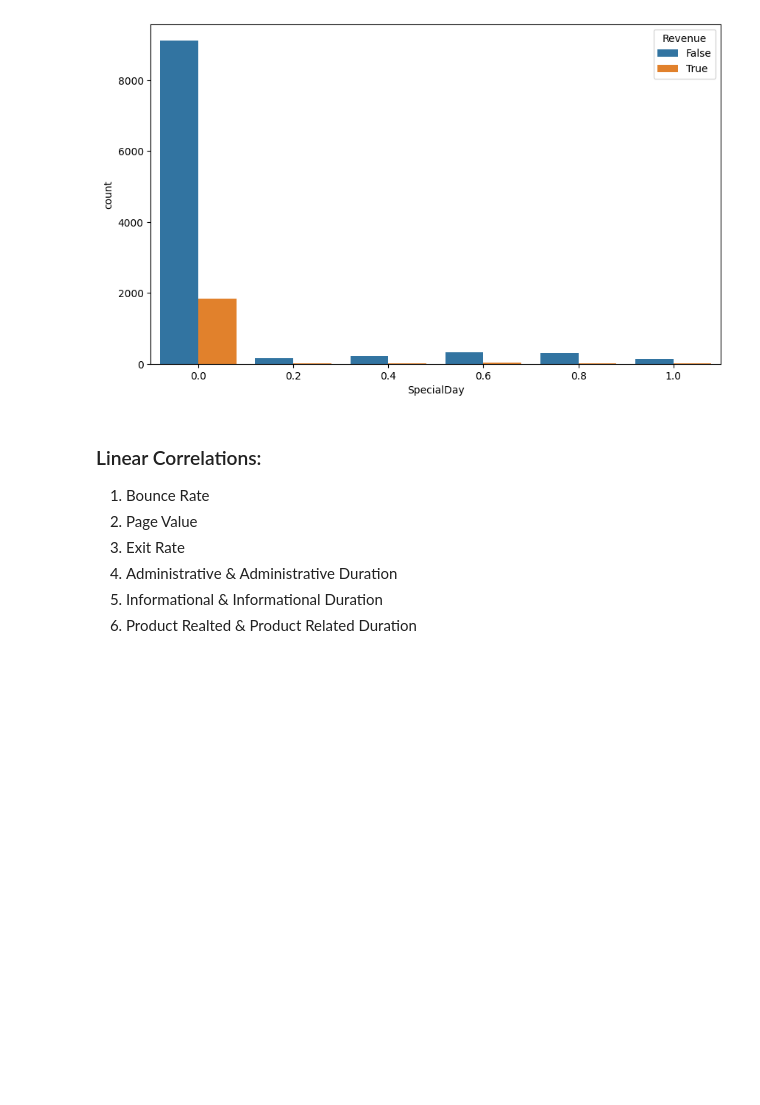
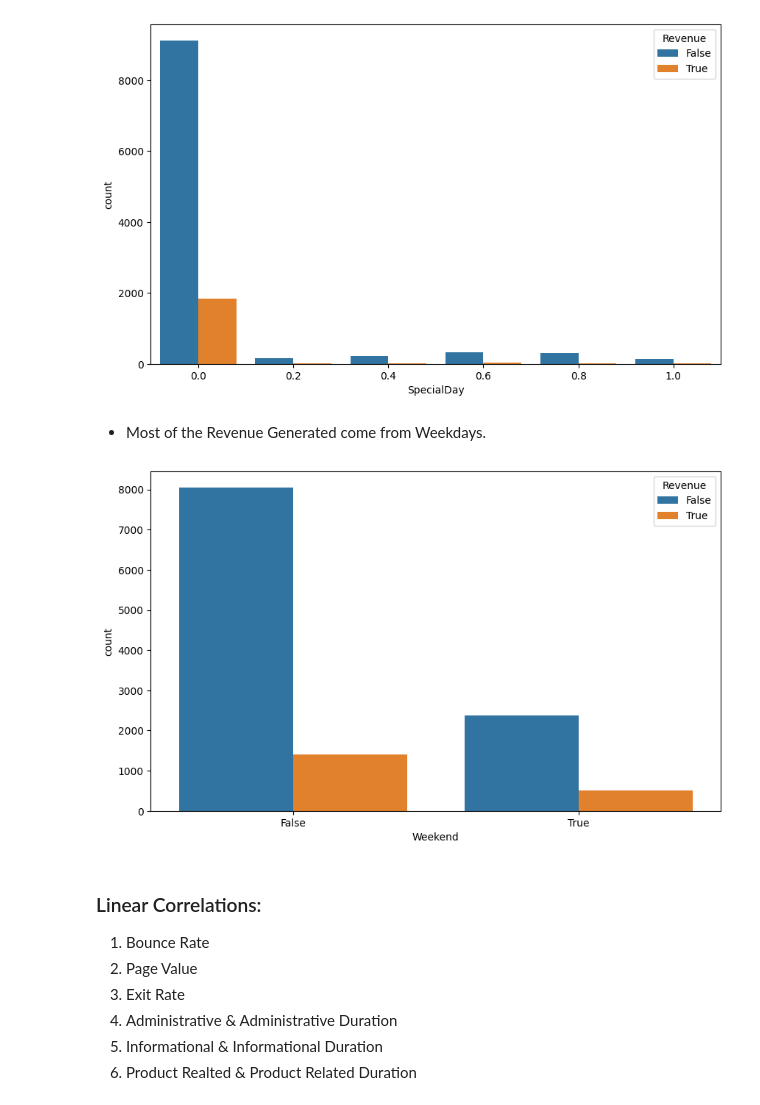
Before and after one commit to alaalmy-ahmed/Online-Shopper-s-Purchasing-Intention, a Jupyter notebook: Visual Analysis.ipynb, the cells around one changed output. Drawn from its saved outputs; the diff is of its cells as text; code cells hidden in the pictures; blank space fills up the shorter version.

```diff
--- a/Visual Analysis.ipynb
+++ b/Visual Analysis.ipynb
@@ -373,6 +373,12 @@ countplot_with_percentages('Month', hue='Revenue', percent=False, color=None)
 countplot_with_percentages('SpecialDay', hue='Revenue', percent=False, color=None)
 # %% [output]
 [figure]
+# %% [markdown]
+- Most of the Revenue Generated come from Weekdays.
+# %%
+countplot_with_percentages('Weekend', hue='Revenue', percent=False, color=None)
+# %% [output]
+[figure, added]
 # %% [markdown]
 ### Linear Correlations:
 1. Bounce Rate
```
Also changed, not shown: parts of 2 cells of this notebook, 17 other files.
